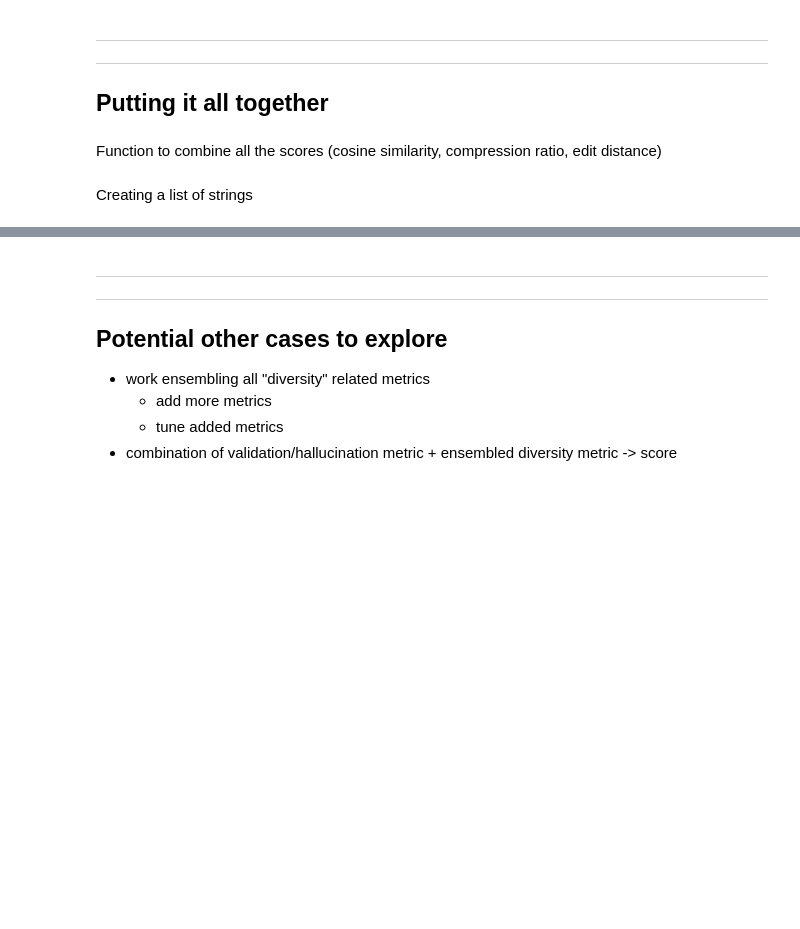
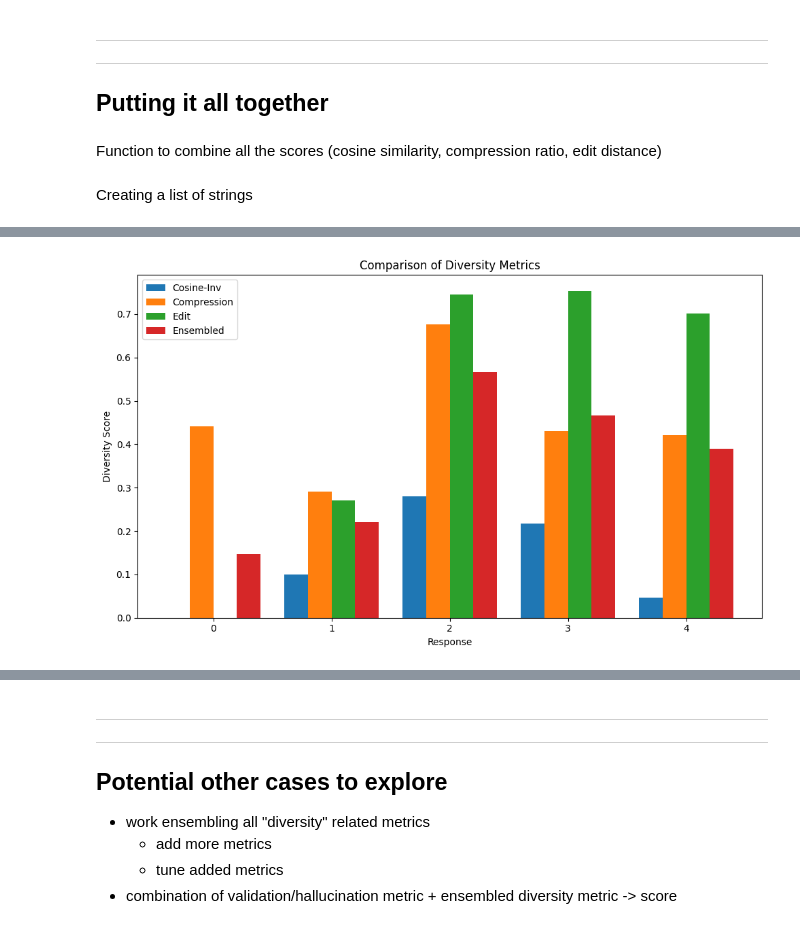
Before and after one commit to jaredquincy/ember, a Jupyter notebook: src/ember/examples/diversity_testbench.ipynb, the cells around one changed output, grey strips where cells are left out. Saved outputs shown, nothing was run; the diff lists cells and outputs as text; code cells hidden in the pictures; blank space fills up the shorter version.

Commit message:
adding previous diversity integration (note: need to fix embedding models)

```diff
--- a/src/ember/examples/diversity_testbench.ipynb
+++ b/src/ember/examples/diversity_testbench.ipynb
@@ -698,14 +734,6 @@ res = llm(prompt="Tell me 10 different jokes. make them split with \'||\'. Don't
 responses += res
 input_strs.append(responses)
 
-# input_strs.append([
-#     "Understanding the importance of effective communication in the workplace cannot be overstated. Clear communication fosters a positive environment where people can express their ideas and work together efficiently. When team members understand one another, they can collaborate seamlessly, avoid misunderstandings, and achieve collective goals. Furthermore, communication skills are essential for building trust, resolving conflicts, and ensuring that expectations are clear. Whether through verbal discussions, emails, or presentations, knowing how to convey thoughts in an understandable way is key to success in any professional setting.",
-#     "In any workplace, the ability to communicate effectively is crucial for success. When individuals can clearly articulate their ideas and listen actively, it leads to a more productive and harmonious environment. Good communication prevents misunderstandings, aids in team collaboration, and helps in meeting shared objectives. It also plays a vital role in fostering trust among colleagues, resolving disputes, and ensuring transparency. Whether it’s through face-to-face conversations, written messages, or virtual meetings, mastering communication is essential to creating a positive, high-functioning work culture.",
-#     "Effective communication is a cornerstone of a successful work environment. When employees communicate clearly and efficiently, it improves the overall flow of work and enhances collaboration. Clear exchanges of ideas help to eliminate confusion, build mutual trust, and ensure that everyone is aligned in their goals. Additionally, strong communication skills are key to managing conflicts and setting clear expectations among teams. Whether in meetings, emails, or other formats, being able to communicate effectively contributes to a thriving and efficient workplace.",
-#     "The role of communication in the workplace cannot be overlooked. It serves as the foundation for successful teamwork and organizational growth. When team members share information clearly, it promotes a collaborative atmosphere and reduces the risk of errors or misinterpretations. Strong communication is also vital in building relationships, resolving issues, and making sure everyone is on the same page. Whether it's verbal exchanges or written correspondence, honing your ability to communicate well is vital for fostering an effective work environment.",
-#     "Communication within the workplace is a vital element for success. Clear and open communication promotes a cooperative and efficient atmosphere, helping team members to better understand each other’s ideas and work toward common goals. It reduces confusion, builds trust, and allows for smoother problem-solving when conflicts arise. By conveying thoughts and expectations effectively, individuals can create stronger working relationships and a productive team dynamic. Whether through emails, phone calls, or face-to-face interactions, mastering communication techniques is key for professional achievement.",
-# ])
-
 responses = []
 res1 = llm(prompt="Tell me a story about how quantum computers work. Make it 100 words. Don't say anything else besides the story. ", model_id="openai:gpt-4o").data
 responses.append(res1)
@@ -716,6 +744,14 @@ responses.append(res3)
 res4 = llm(prompt="Tell me a story about a ramen shop. Make it 100 words. Don't say anything else besides the story. ", model_id="openai:gpt-4o").data
 responses.append(res4)
 input_strs.append(responses)
+
+input_strs.append([
+    "Understanding the importance of effective communication in the workplace cannot be overstated. Clear communication fosters a positive environment where people can express their ideas and work together efficiently. When team members understand one another, they can collaborate seamlessly, avoid misunderstandings, and achieve collective goals. Furthermore, communication skills are essential for building trust, resolving conflicts, and ensuring that expectations are clear. Whether through verbal discussions, emails, or presentations, knowing how to convey thoughts in an understandable way is key to success in any professional setting.",
+    "In any workplace, the ability to communicate effectively is crucial for success. When individuals can clearly articulate their ideas and listen actively, it leads to a more productive and harmonious environment. Good communication prevents misunderstandings, aids in team collaboration, and helps in meeting shared objectives. It also plays a vital role in fostering trust among colleagues, resolving disputes, and ensuring transparency. Whether it’s through face-to-face conversations, written messages, or virtual meetings, mastering communication is essential to creating a positive, high-functioning work culture.",
+    "Effective communication is a cornerstone of a successful work environment. When employees communicate clearly and efficiently, it improves the overall flow of work and enhances collaboration. Clear exchanges of ideas help to eliminate confusion, build mutual trust, and ensure that everyone is aligned in their goals. Additionally, strong communication skills are key to managing conflicts and setting clear expectations among teams. Whether in meetings, emails, or other formats, being able to communicate effectively contributes to a thriving and efficient workplace.",
+    "The role of communication in the workplace cannot be overlooked. It serves as the foundation for successful teamwork and organizational growth. When team members share information clearly, it promotes a collaborative atmosphere and reduces the risk of errors or misinterpretations. Strong communication is also vital in building relationships, resolving issues, and making sure everyone is on the same page. Whether it's verbal exchanges or written correspondence, honing your ability to communicate well is vital for fostering an effective work environment.",
+    "Communication within the workplace is a vital element for success. Clear and open communication promotes a cooperative and efficient atmosphere, helping team members to better understand each other’s ideas and work toward common goals. It reduces confusion, builds trust, and allows for smoother problem-solving when conflicts arise. By conveying thoughts and expectations effectively, individuals can create stronger working relationships and a productive team dynamic. Whether through emails, phone calls, or face-to-face interactions, mastering communication techniques is key for professional achievement.",
+])
 # %%
 for i in range(len(input_strs)):
     print(f"{i} -------------------")
@@ -733,0 +778,29 @@ plt.show()
+# %%
+scores = [ensemble_diversity(s_arr) for s_arr in input_strs]
+labels = [str(number) for number in range(1, len(input_strs) + 1)]
+
+df = pd.DataFrame(
+    scores,
+    columns=['Cosine-Inv', 'Compression', 'Edit', 'Ensembled']
+)
+
+plt.figure(figsize=(10, 6))
+
+x = range(len(df))
+width = 0.2
+
+plt.bar([i - width*1.5 for i in x], df['Cosine-Inv'], width=width, label='Cosine-Inv')
+plt.bar([i - width*0.5 for i in x], df['Compression'], width=width, label='Compression')
+plt.bar([i + width*0.5 for i in x], df['Edit'], width=width, label='Edit')
+plt.bar([i + width*1.5 for i in x], df['Ensembled'], width=width, label='Ensembled')
+
+plt.xticks(x, df.index if 'Input' not in df.columns else df['Input'])
+
+plt.xlabel("Response")
+plt.ylabel("Diversity Score")
+plt.legend()
+plt.title("Comparison of Diversity Metrics")
+plt.tight_layout()
+plt.show()
+# %% [output]
+[figure, added]
```
Also changed, not shown: parts of 32 cells of this notebook, 6 other files.
